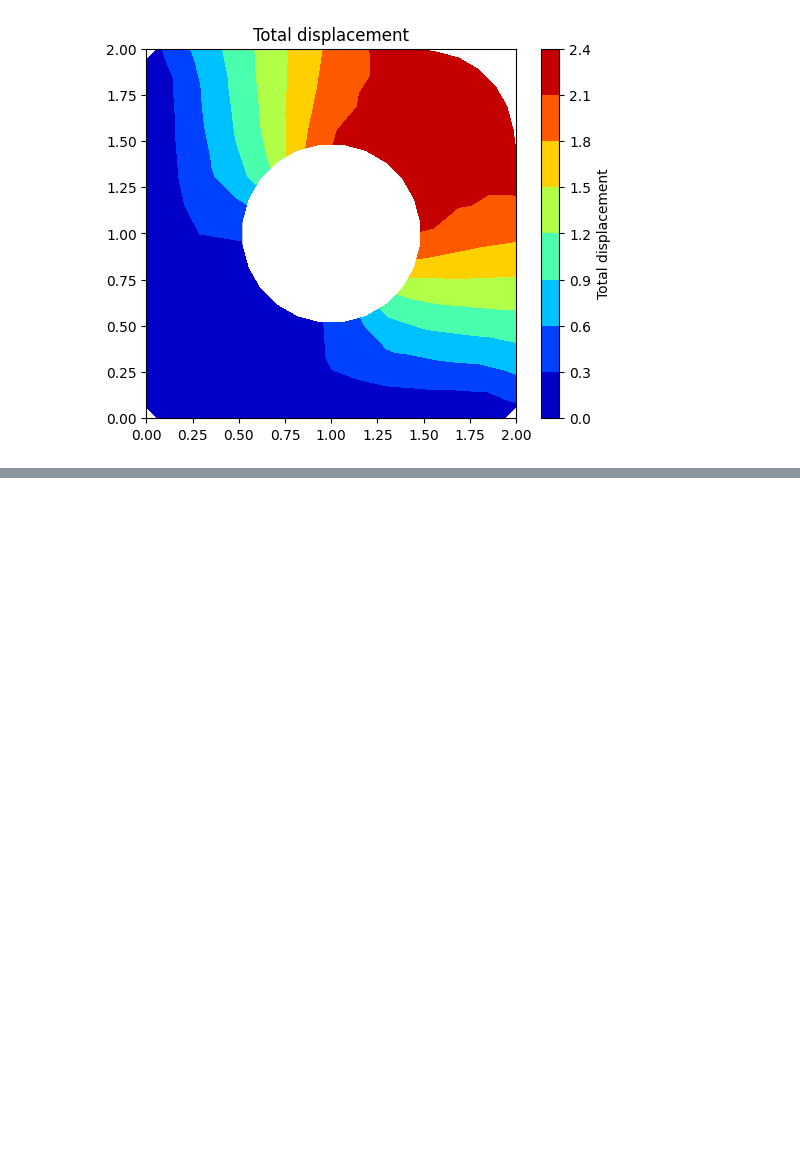
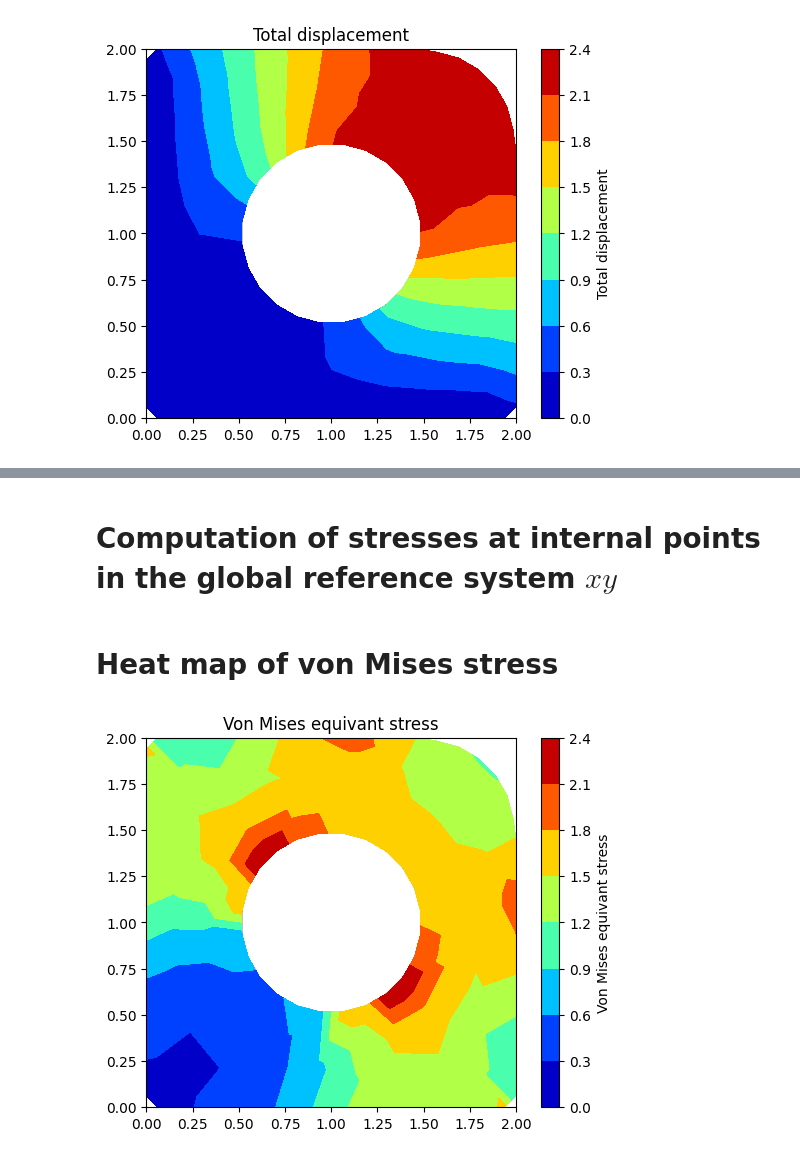
Before and after one commit to e-albuquerque/BEM-Elastic_2D, a Jupyter notebook: documentation/Tthe_Code_explained.ipynb, the cells around one changed output, grey strips where cells are left out. Cells and saved outputs as stored; diff of their text form; code cells hidden in the pictures; blank space fills up the shorter version.

Commit message:
Heat map of von Mises stress

```diff
--- a/documentation/Tthe_Code_explained.ipynb
+++ b/documentation/Tthe_Code_explained.ipynb
@@ -1302,0 +1617,41 @@ show_results(nodes_all,bound_nodes,int_nodes,nodes,elem,nodes_coord,u_t,uint_t,t
+# %%
+sigmaxy=compute_boundary_stresses(normal,tnt[:,0],sigmat,tnt[:,1])
+# %%
+def compute_vonMises_stress(sigmaxy):
+  """
+  Computes the von Mises stress from the stress tensor.
+
+  Args:
+    sigmaxy: A NumPy array of shape (n, 3) where each row represents the stress
+             components (sigmax, sigmay, tauxy) at a boundary node.
+
+  Returns:
+    vmstress: A NumPy array of shape (n,) containing the von Mises stress at
+              each boundary node.
+  """
+  n = sigmaxy.shape[0]
+  vmstress = np.zeros(n)
+  for i in range(n):
+    sigmax = sigmaxy[i, 0]
+    sigmay = sigmaxy[i, 1]
+    tauxy = sigmaxy[i, 2]
+    vmstress[i] = np.sqrt(sigmax**2 - sigmax * sigmay + sigmay**2 + 3 * tauxy**2)
+  return vmstress
+# %%
+vmstress_bound=compute_vonMises_stress(sigmaxy)
+# %% [markdown]
+# Computation of stresses at internal points in the global reference system $xy$
+# %%
+n_intnodes=sigmax.shape[0]
+sigmaxy_int=np.zeros((n_intnodes,3))
+sigmaxy_int[:,0]=sigmax
+sigmaxy_int[:,1]=sigmay
+sigmaxy_int[:,2]=tauxy
+vmstress_int=compute_vonMises_stress(sigmaxy_int)
+# %% [markdown]
+# Heat map of von Mises stress
+# %%
+title_fig = "Von Mises equivant stress"
+show_results(nodes_all,bound_nodes,int_nodes,nodes,elem,nodes_coord,vmstress_bound,vmstress_int,title_fig)
+# %% [output]
+[figure, added]
```
Also changed, not shown: parts of 20 cells of this notebook, 2 other files.
